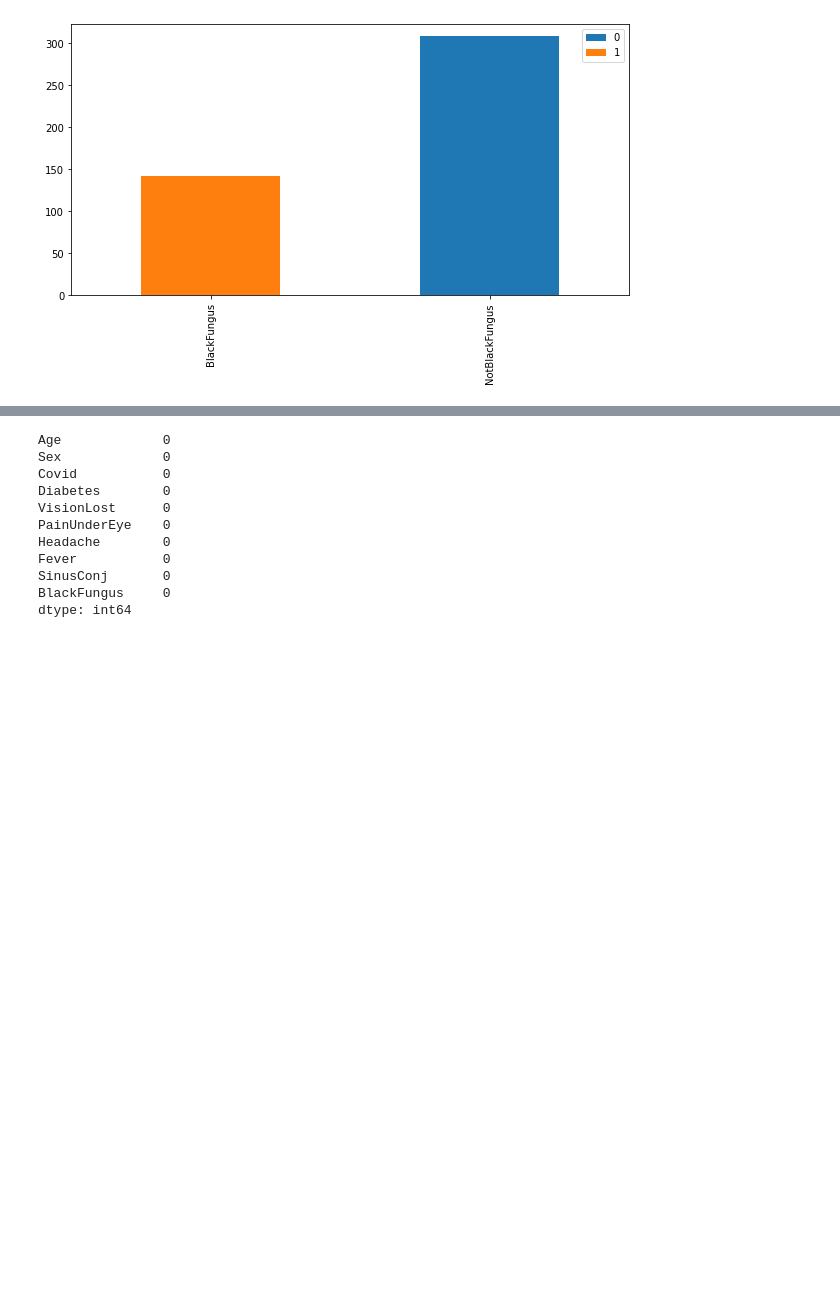
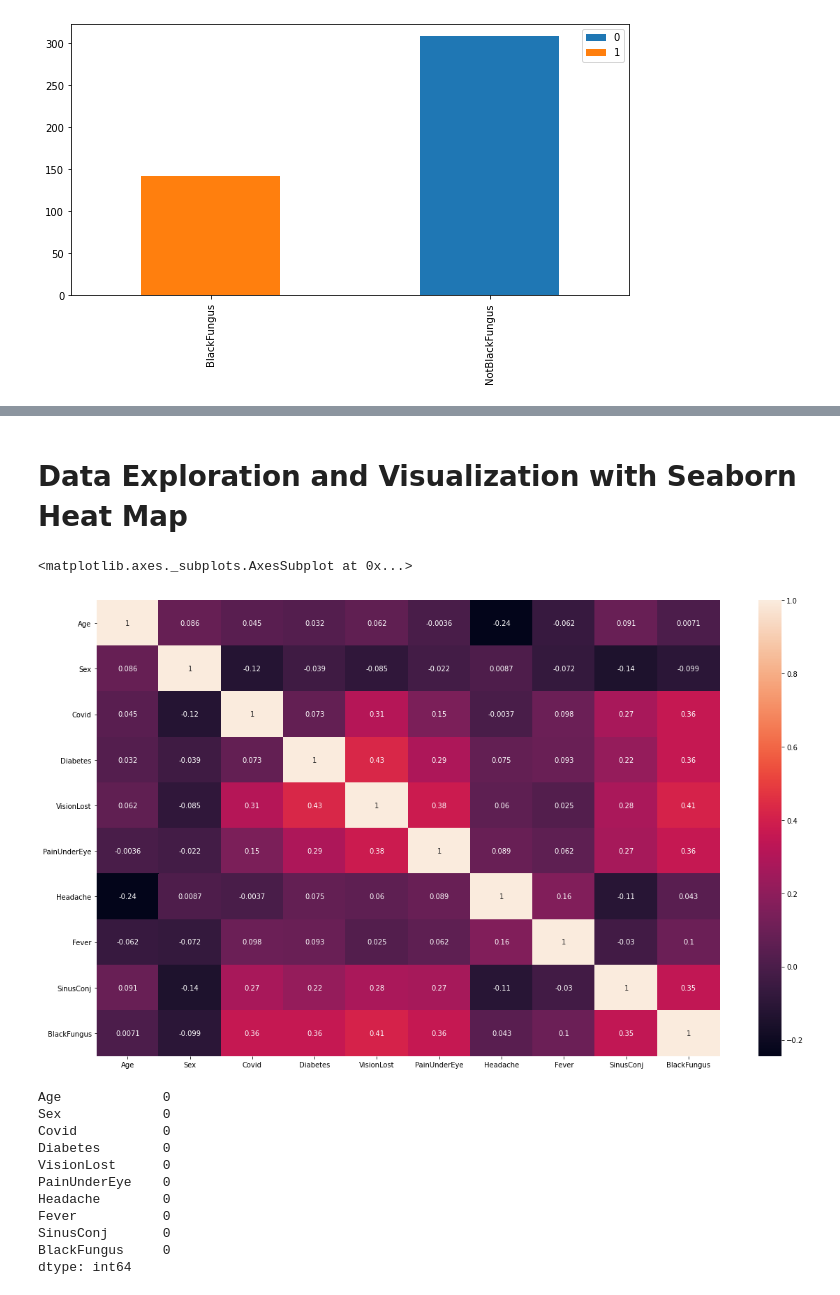
Before and after one commit to Nahidjc/Al_Lab, a Jupyter notebook: blackFungusData.ipynb, the cells around one changed output, grey strips where cells are left out. Drawn from its saved outputs; the diff is of its cells as text; code cells hidden in the pictures; blank space fills up the shorter version.

```diff
--- a/blackFungusData.ipynb
+++ b/blackFungusData.ipynb
@@ -157,3 +170,11 @@ barChart('BlackFungus')
+# %% [markdown]
+# **Data Exploration and Visualization with Seaborn Heat Map**
+# %%
+plt.figure(figsize=(20,12))
+sns.heatmap(train_dataset.iloc[:,:].corr(),annot=True)
+# %% [output]
+<matplotlib.axes._subplots.AxesSubplot at 0x...>
+[figure, added]
 # %%
 train_dataset.isnull().sum()
 # %% [output]
```
Also changed, not shown: parts of 6 cells of this notebook.
